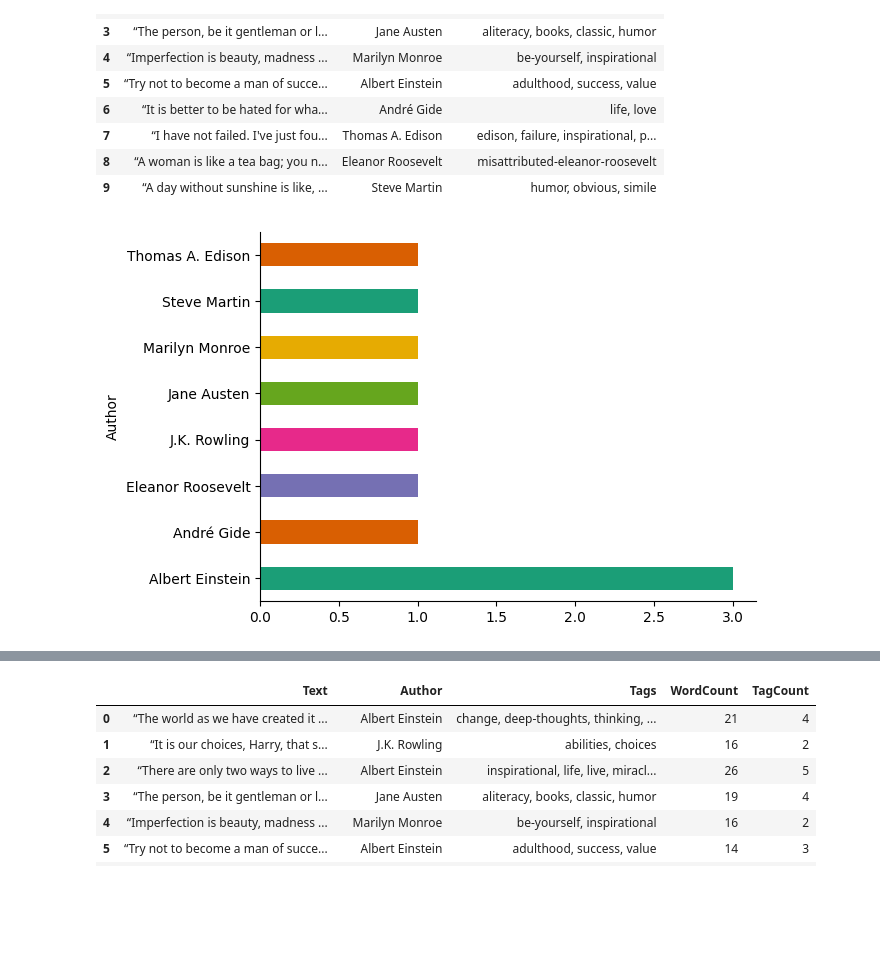
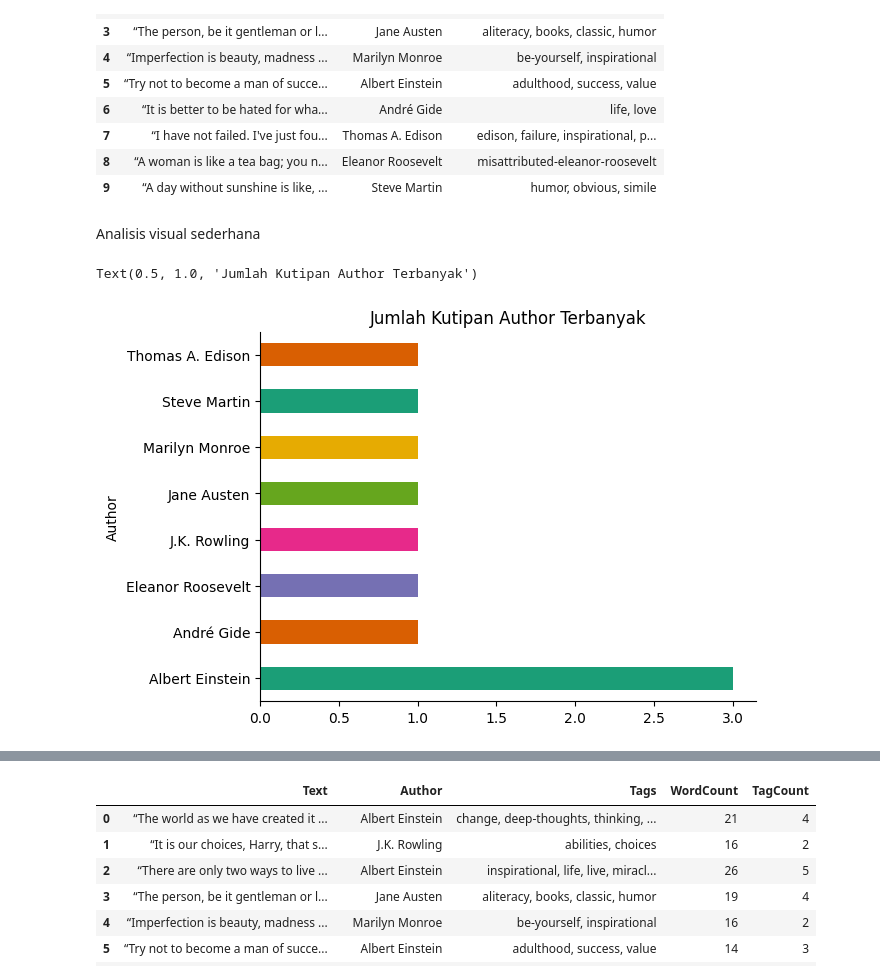
Before and after one commit to SiEggo/scraping, a Jupyter notebook: basic_scraping.ipynb, the cells around one changed output, grey strips where cells are left out. Drawn from its saved outputs; the diff is of its cells as text; code cells hidden in the pictures; blank space fills up the shorter version.

```diff
--- a/basic_scraping.ipynb
+++ b/basic_scraping.ipynb
@@ -62,8 +70,12 @@ df
 | 7 | “I have not failed. I've just fou... | Thomas A. Edison | edison, failure, inspirational, p... |
 | 8 | “A woman is like a tea bag; you n... | Eleanor Roosevelt | misattributed-eleanor-roosevelt |
 | 9 | “A day without sunshine is like, ... | Steve Martin | humor, obvious, simile |
+# %% [markdown]
+Analisis visual sederhana
 # %%
 df.groupby('Author').size().plot(kind='barh', color=sns.palettes.mpl_palette('Dark2'))
 plt.gca().spines[['top', 'right',]].set_visible(False)
+plt.title('Jumlah Kutipan Author Terbanyak')
 # %% [output]
+Text(0.5, 1.0, 'Jumlah Kutipan Author Terbanyak')
-[figure, old version]
+[figure, new version]
```
Also changed, not shown: parts of 8 cells of this notebook.
